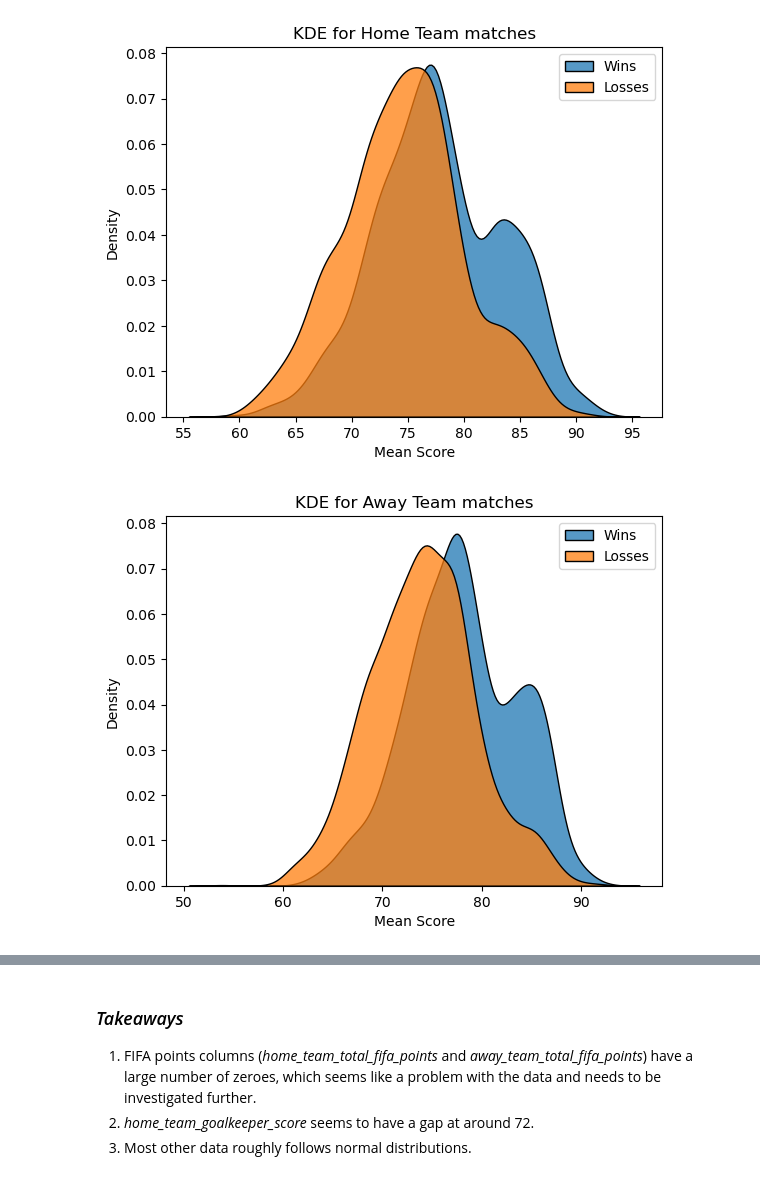
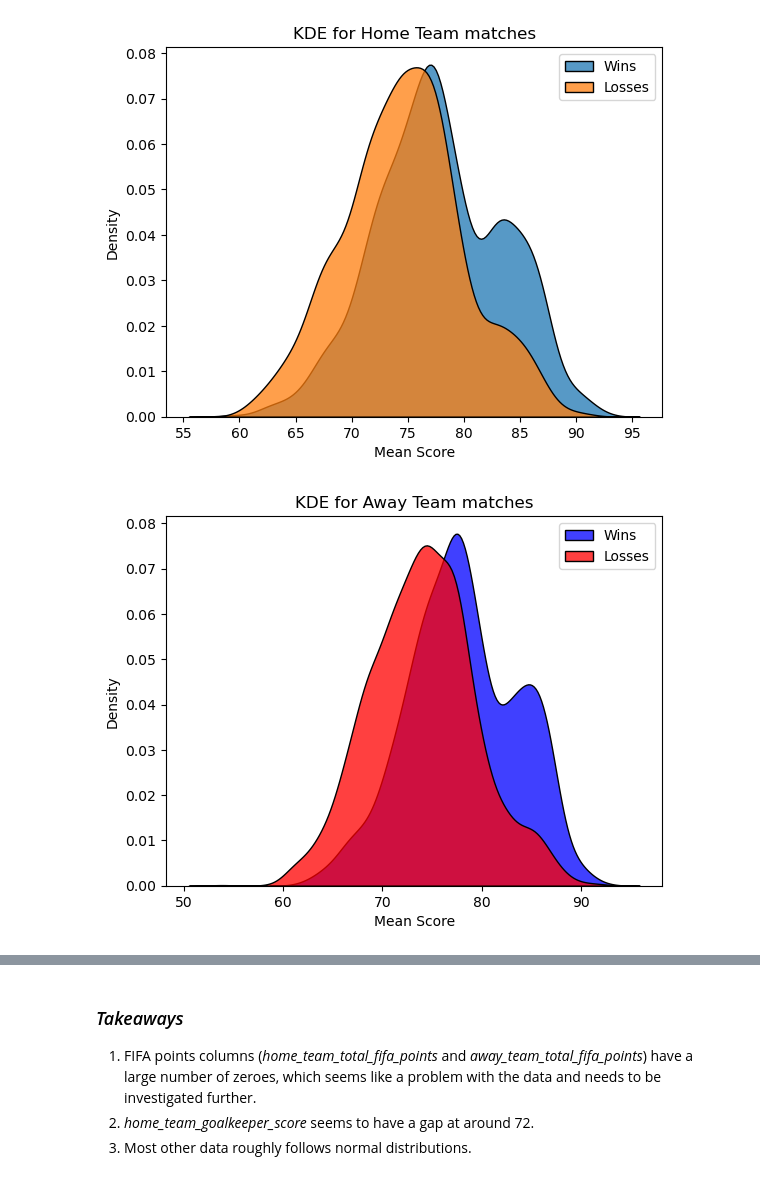
Before and after one commit to rasensiod/ML_Qatar22, a Jupyter notebook: MLProject_vMASTER.ipynb, the cells around one changed output, grey strips where cells are left out. Cells and saved outputs as stored; diff of their text form; code cells hidden in the pictures.

```diff
--- a/MLProject_vMASTER.ipynb
+++ b/MLProject_vMASTER.ipynb
@@ -278,14 +329,16 @@ plt.show()
 [figure]
 # %%
 # Splitting Wins and Draws for away_teams
+b
+
 plt.figure()
 
-kdeplot(data=data_kde.loc[data_kde['home_team_result']=='Lose'], x="mean_away", label='Wins', multiple="stack")
-kdeplot(data=data_kde.loc[data_kde['home_team_result']=='Win'], x="mean_away", label='Losses', multiple="stack")
+kdeplot(data=data_kde.loc[data_kde['home_team_result']=='Lose'], x="mean_away", label='Wins', multiple="stack", color='blue')
+kdeplot(data=data_kde.loc[data_kde['home_team_result']=='Win'], x="mean_away", label='Losses', multiple="stack", color='red')
 
 plt.xlabel('Mean Score')
 plt.title('KDE for Away Team matches')
 plt.legend()
 plt.show()
 # %% [output]
-[figure, old version]
+[figure, new version]
```
Also changed, not shown: parts of 17 cells of this notebook, 5 other files.
